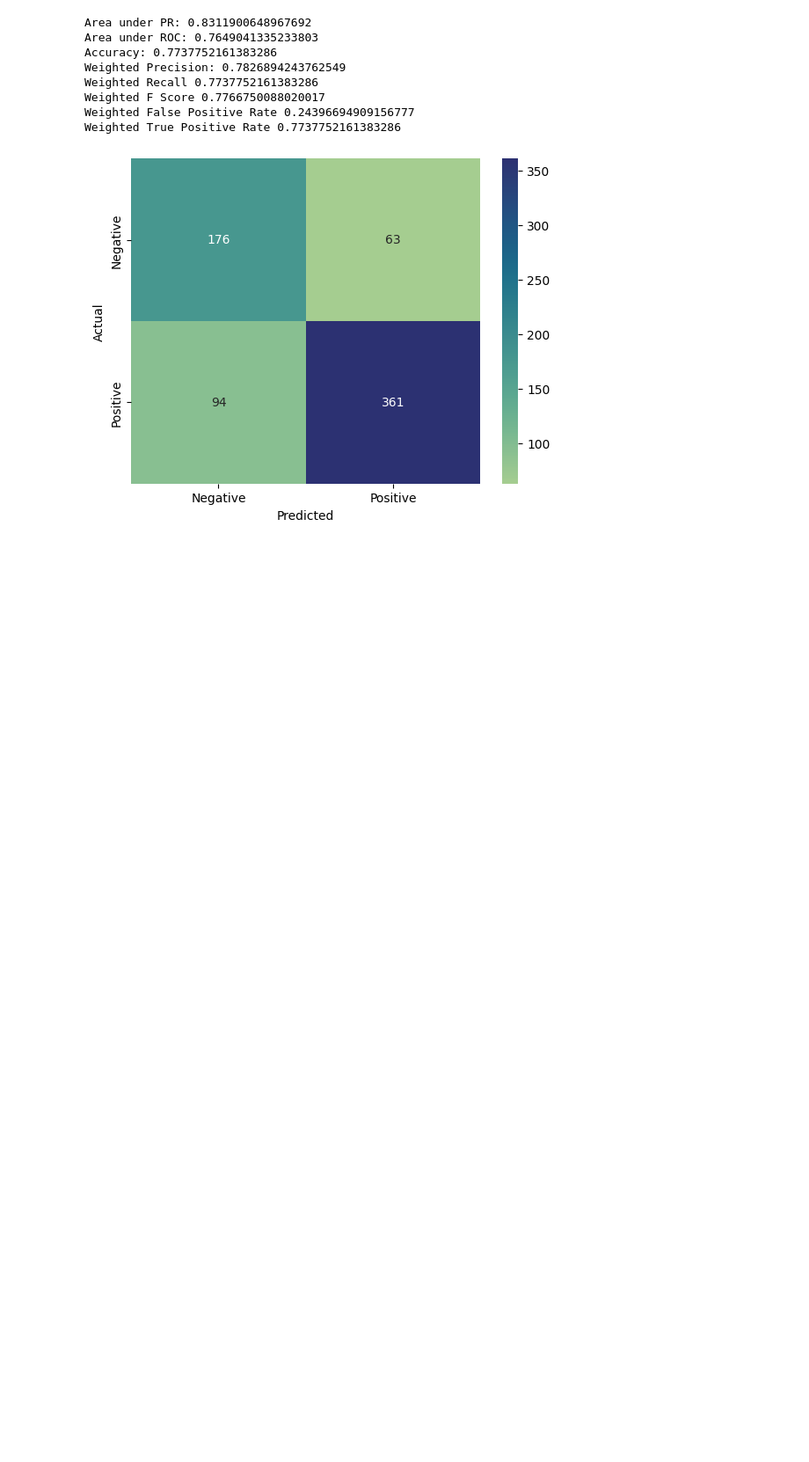
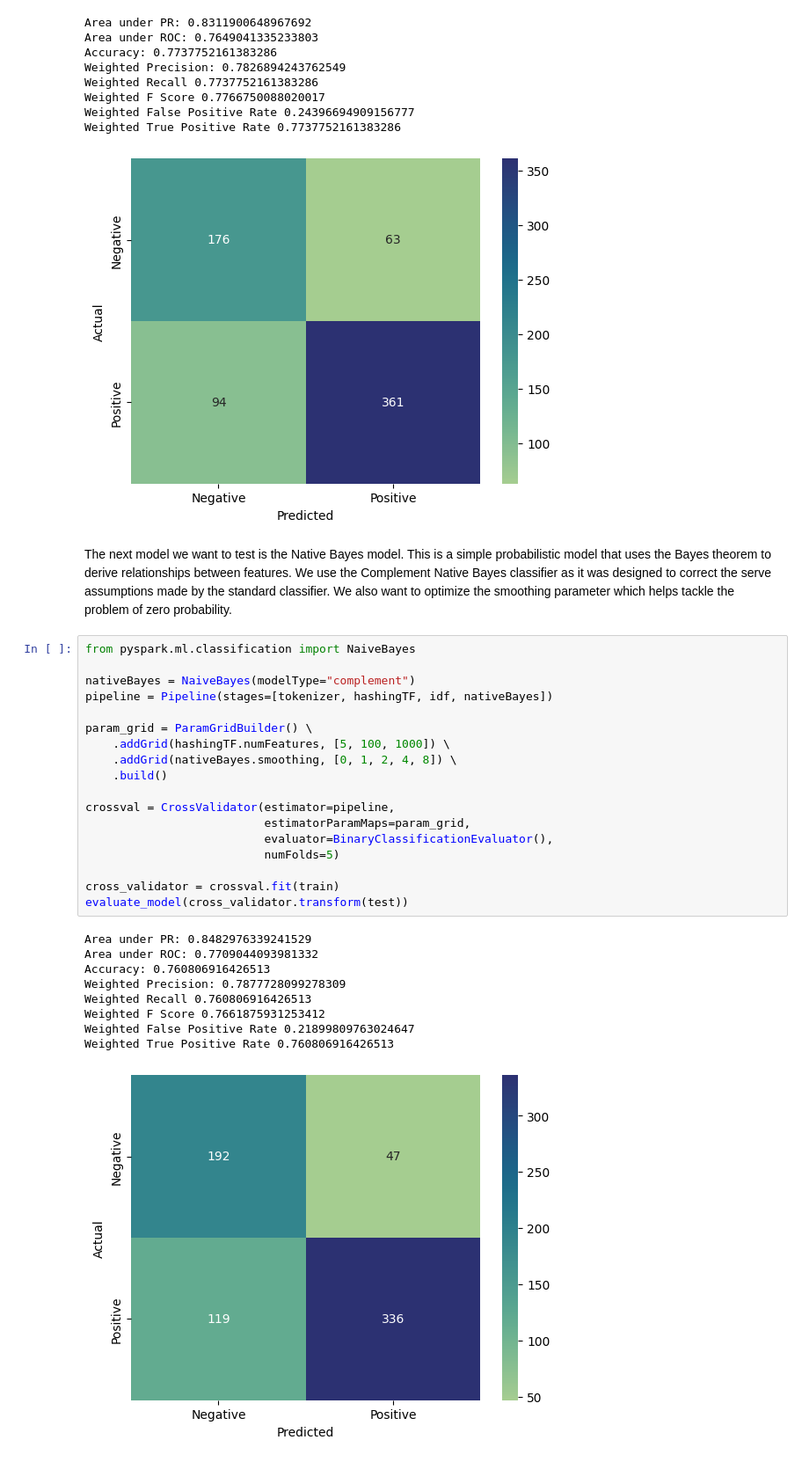
Before and after one commit to longtv2222/Amazon-Reviews-Classifier, a Jupyter notebook: notebook.ipynb, the cells around one changed output. Shown at 88% size. Saved outputs shown, nothing was run; the diff lists cells and outputs as text; blank space fills up the shorter version.

```diff
--- a/notebook.ipynb
+++ b/notebook.ipynb
@@ -468,3 +476,33 @@ Weighted F Score 0.7766750088020017
 Weighted False Positive Rate 0.24396694909156777
 Weighted True Positive Rate 0.7737752161383286
 [figure]
+# %% [markdown]
+The next model we want to test is the Native Bayes model. This is a simple probabilistic model that uses the Bayes theorem to derive relationships between features. We use the Complement Native Bayes classifier as it was designed to correct the serve assumptions made by the standard classifier. We also want to optimize the smoothing parameter which helps tackle the problem of zero probability.
+# %%
+from pyspark.ml.classification import NaiveBayes
+
+nativeBayes = NaiveBayes(modelType="complement")
+pipeline = Pipeline(stages=[tokenizer, hashingTF, idf, nativeBayes])
+
+param_grid = ParamGridBuilder() \
+    .addGrid(hashingTF.numFeatures, [5, 100, 1000]) \
+    .addGrid(nativeBayes.smoothing, [0, 1, 2, 4, 8]) \
+    .build()
+
+crossval = CrossValidator(estimator=pipeline,
+                          estimatorParamMaps=param_grid,
+                          evaluator=BinaryClassificationEvaluator(),
+                          numFolds=5)
+
+cross_validator = crossval.fit(train)
+evaluate_model(cross_validator.transform(test))
+# %% [output]
+Area under PR: 0.8482976339241529
+Area under ROC: 0.7709044093981332
+Accuracy: 0.760806916426513
+Weighted Precision: 0.7877728099278309
+Weighted Recall 0.760806916426513
+Weighted F Score 0.7661875931253412
+Weighted False Positive Rate 0.21899809763024647
+Weighted True Positive Rate 0.760806916426513
+[figure, added]
```
Also changed, not shown: parts of 7 cells of this notebook.
